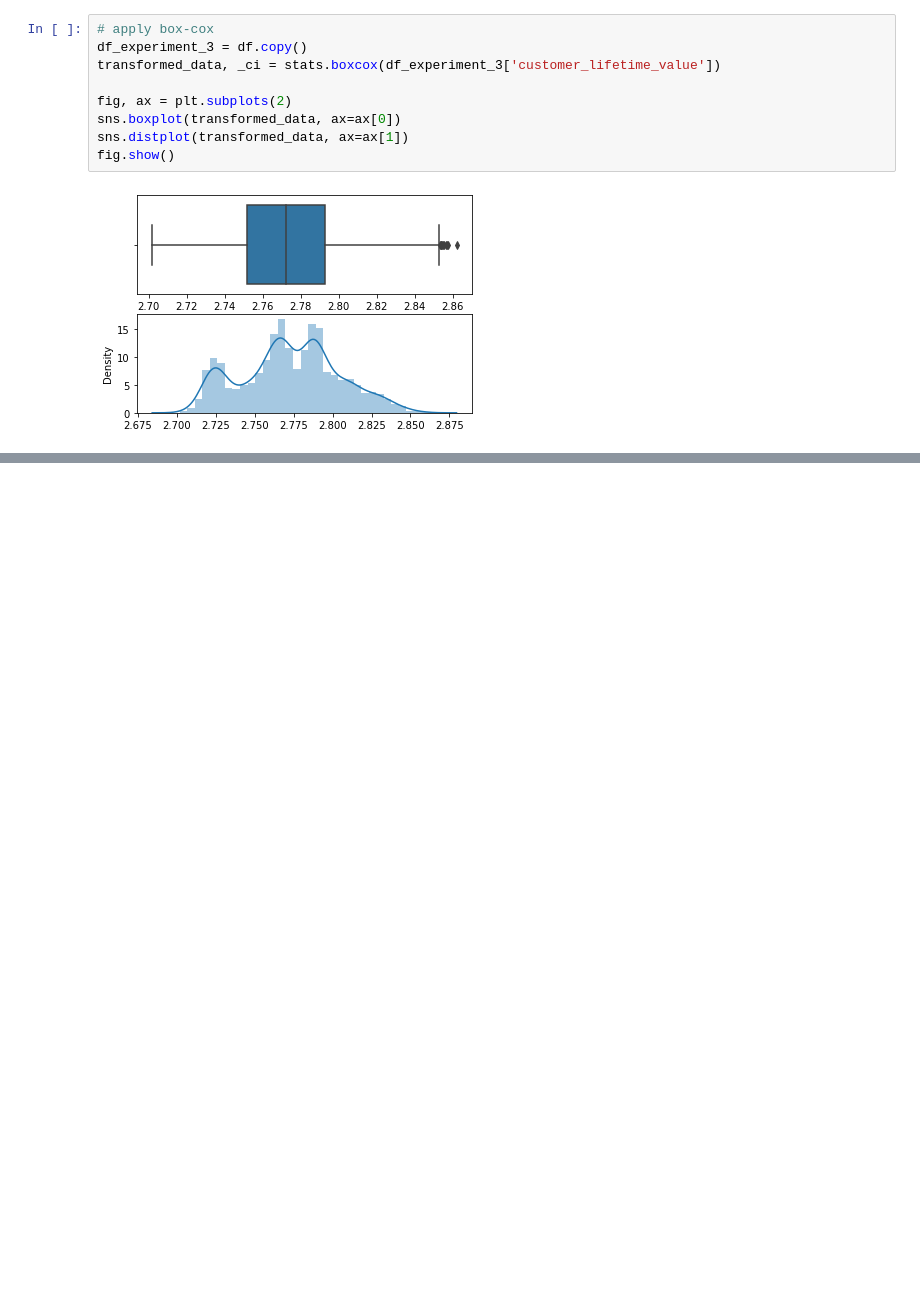
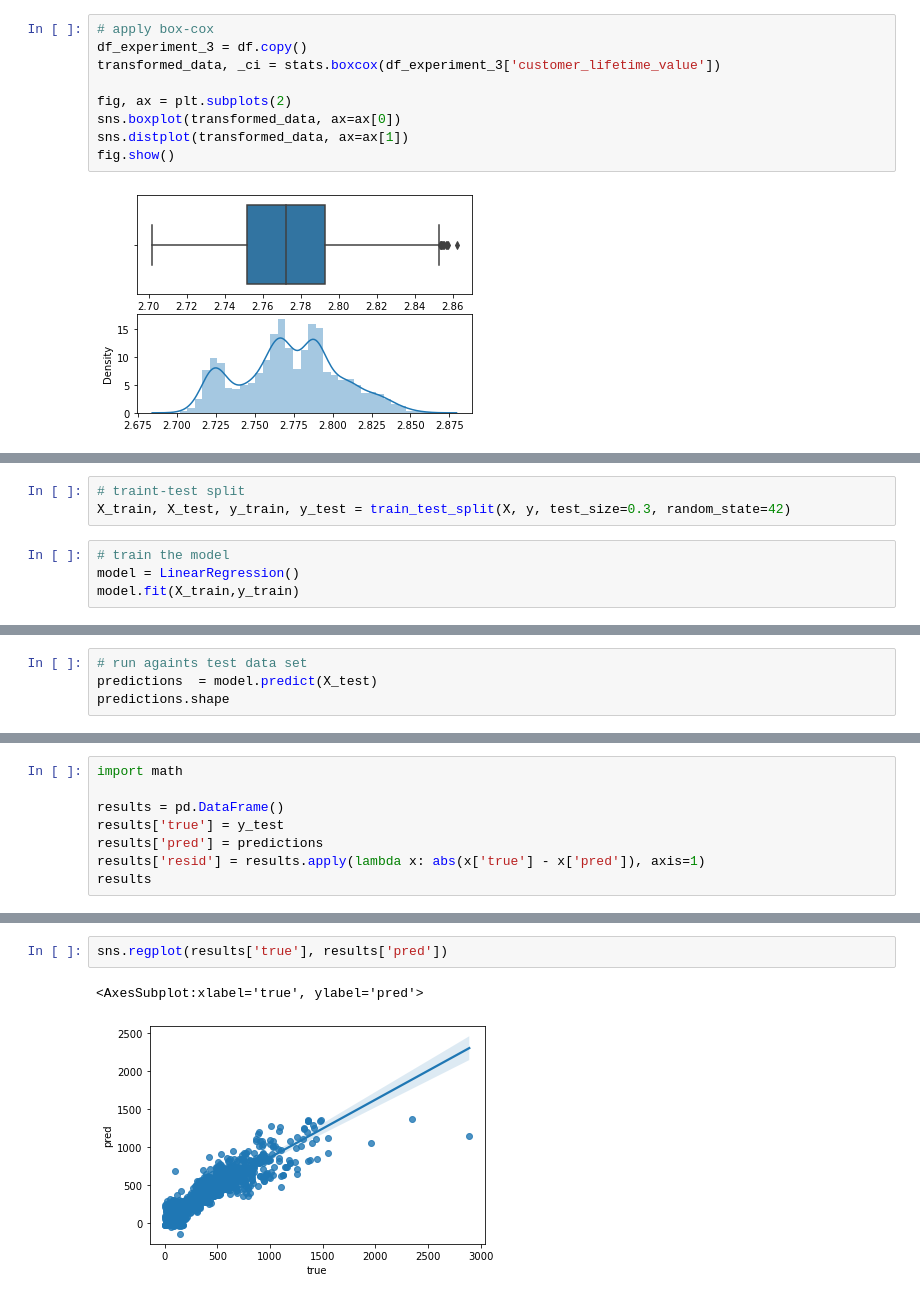
Before and after one commit to nataschaberg/lab-customer-analysis, a Jupyter notebook: exercises/data_cleaning_round_2.ipynb, the cells around one changed output, grey strips where cells are left out. Drawn from its saved outputs; the diff is of its cells as text; blank space fills up the shorter version.

Commit message:
lab 6 - categoricals encoding and linear regression

```diff
--- a/exercises/data_cleaning_round_2.ipynb
+++ b/exercises/data_cleaning_round_2.ipynb
@@ -459,0 +578,7 @@ for column in x_normalized_df:
+# %%
+# traint-test split
+X_train, X_test, y_train, y_test = train_test_split(X, y, test_size=0.3, random_state=42)
+# %%
+# train the model
+model = LinearRegression()
+model.fit(X_train,y_train)
@@ -459,0 +589,4 @@ for column in x_normalized_df:
+# %%
+# run againts test data set
+predictions  = model.predict(X_test)
+predictions.shape
@@ -459,0 +605,8 @@ for column in x_normalized_df:
+# %%
+import math
+
+results = pd.DataFrame()
+results['true'] = y_test
+results['pred'] = predictions
+results['resid'] = results.apply(lambda x: abs(x['true'] - x['pred']), axis=1)
+results
@@ -459,0 +627,5 @@ for column in x_normalized_df:
+# %%
+sns.regplot(results['true'], results['pred'])
+# %% [output]
+<AxesSubplot:xlabel='true', ylabel='pred'>
+[figure, added]
```
Also changed, not shown: parts of 27 cells of this notebook.
